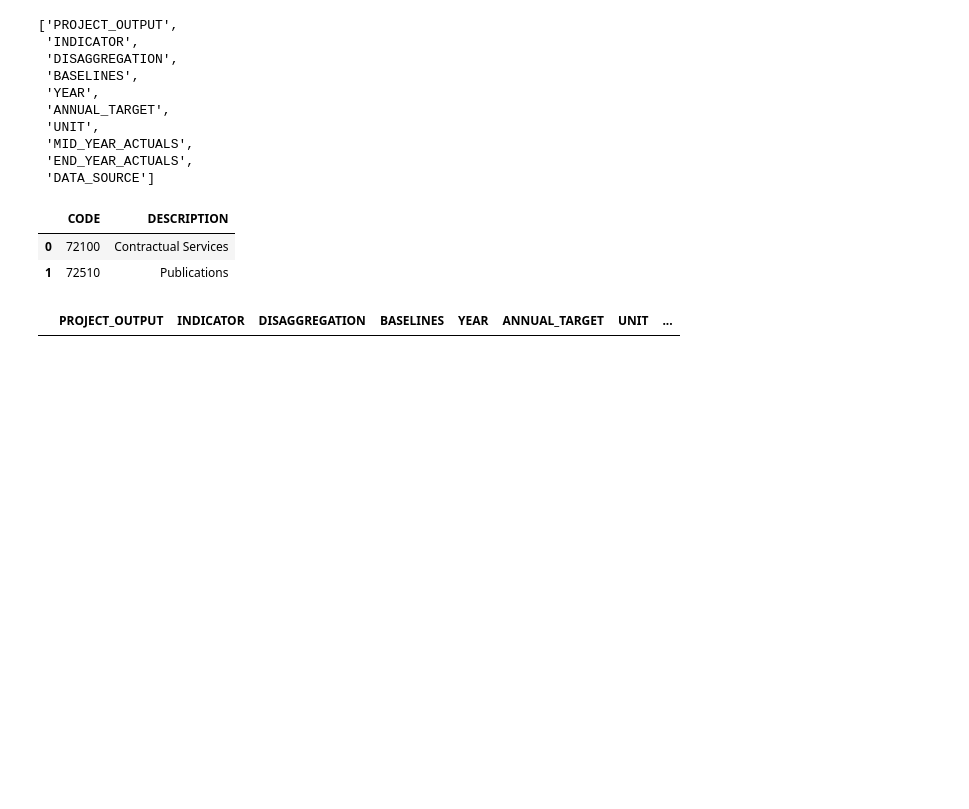
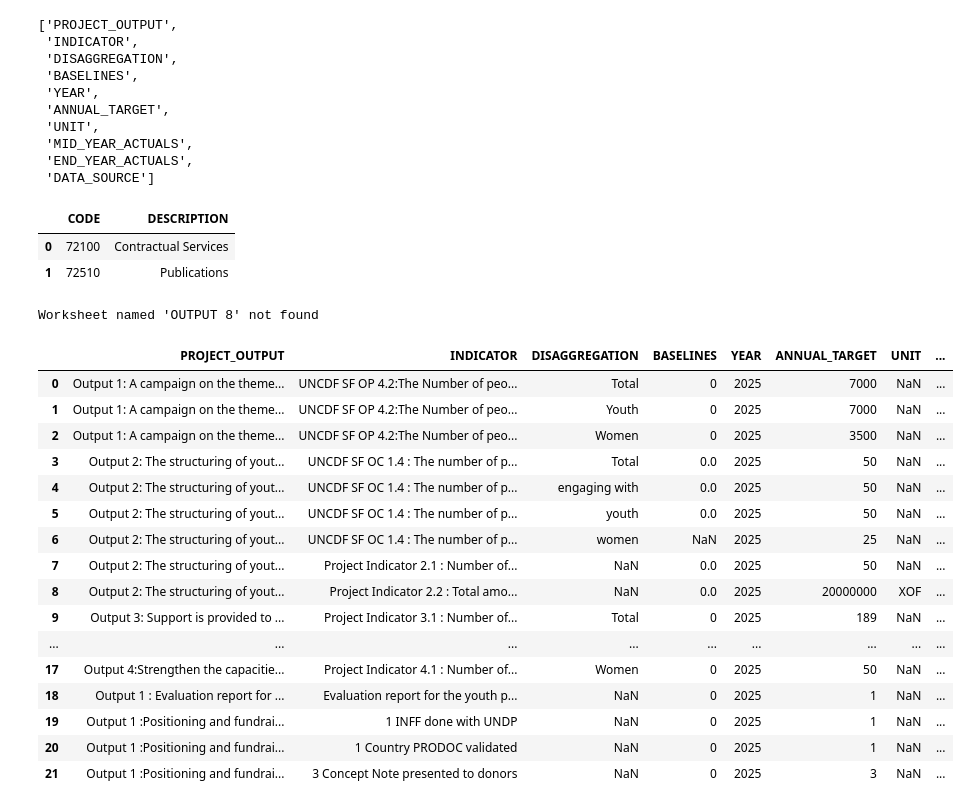
Before and after one commit to Izzywa/AWP, a Jupyter notebook: convert.ipynb, the cells around one changed output. Cells and saved outputs as stored; diff of their text form; code cells hidden in the pictures; blank space fills up the shorter version.

Commit message:
testing loop to add to table for each output and indicator sheet. added printing of error to know what went wrong

```diff
--- a/convert.ipynb
+++ b/convert.ipynb
@@ -187,64 +203,53 @@ budget_code_table
 # %%
 count = 1
-# The tables to be created with each sheets
-budget_code_table = pd.DataFrame(columns=['CODE', 'DESCRIPTION'])
-activity_budget_table = pd.DataFrame(columns=['PLANNED_ACTIVITY', 'BUDGET_CODE'])
-output_table = pd.DataFrame(columns=['PROJECT_ID', 'PROJECT_OUTCOME', 'PROJECT_OUTPUT'])
-indicator_table = pd.DataFrame(columns=[
- 'PROJECT_OUTPUT',
- 'INDICATOR',
- 'DISAGGREGATION',
- 'BASELINES',
- 'YEAR',
- 'ANNUAL_TARGET',
- 'UNIT',
- 'MID_YEAR_ACTUALS',
- 'END_YEAR_ACTUALS',
- 'DATA_SOURCE'])
+# for each output and indicator sheets insert data
+while True:
+    try:
+        act =data.parse(f'OUTPUT {count}', header=2)
+
+        # add to budget code table
 
 
-while True:
-    try:
-        # sort out the project activities
-        act = data.parse(f'OUTPUT {count}', header=2)
-
-        for index, row in act.iterrows():
-            # separate budget codes and activities
-            bud = row['BUDGET_DESCRIPTION']
-
-            if not pd.isnull(bud):
-                for str in bud.split(','):
-                    b = pd.DataFrame({
-                        'CODE': str.split('-')[0].strip().upper(),
-                        'DESCRIPTION': str.split('-')[1].strip().upper()
-                    })
-                    print(b)
-                    budget_code_table = pd.concat([budget_code_table, b], ignore_index=True)
-
-
-        # adding to the project outcome and outputs
+        # adding to the output table
         oc = data.parse(f'OUTPUT {count}').iloc[0:1]
-        oc = oc.dropna(axis=1, how='all')
         oc['PROJECT_ID'] = this_project_id
         oc = oc[output_table.columns.to_list()]
         output_table = pd.concat([output_table, oc], ignore_index=True)
-
-    except ValueError:
+        output_table = output_table.drop_duplicates()
+    except ValueError as e:
+        print(e)
         break
 
     try:
-        # sort out the project indicators
+        # adding to indicator table
         ind = data.parse(f'INDICATOR {count}')
         ind['PROJECT_OUTPUT'] = oc.iloc[0]['PROJECT_OUTPUT']
+        ind = ind[indicator_table.columns.to_list()]
         indicator_table = pd.concat([indicator_table, ind], ignore_index=True)
-        indicator_table.drop_duplicates()
-    except ValueError:
+        indicator_table = indicator_table.drop_duplicates()
+    except ValueError as e:
+        print(e)
         pass
-
-    print(count)
 
     count += 1
 
 indicator_table
 # %% [output]
+Worksheet named 'OUTPUT 8' not found
 |  | PROJECT_OUTPUT | INDICATOR | DISAGGREGATION | BASELINES | YEAR | ANNUAL_TARGET | UNIT | ... |
+| 0 | Output 1: A campaign on the theme... | UNCDF SF OP 4.2:The Number of peo... | Total | 0 | 2025 | 7000 | NaN | ... |
+| 1 | Output 1: A campaign on the theme... | UNCDF SF OP 4.2:The Number of peo... | Youth | 0 | 2025 | 7000 | NaN | ... |
+| 2 | Output 1: A campaign on the theme... | UNCDF SF OP 4.2:The Number of peo... | Women | 0 | 2025 | 3500 | NaN | ... |
+| 3 | Output 2: The structuring of yout... | UNCDF SF OC 1.4 : The number of p... | Total | 0.0 | 2025 | 50 | NaN | ... |
+| 4 | Output 2: The structuring of yout... | UNCDF SF OC 1.4 : The number of p... | engaging with | 0.0 | 2025 | 50 | NaN | ... |
+| 5 | Output 2: The structuring of yout... | UNCDF SF OC 1.4 : The number of p... | youth | 0.0 | 2025 | 50 | NaN | ... |
+| 6 | Output 2: The structuring of yout... | UNCDF SF OC 1.4 : The number of p... | women | NaN | 2025 | 25 | NaN | ... |
+| 7 | Output 2: The structuring of yout... | Project Indicator 2.1 : Number of... | NaN | 0.0 | 2025 | 50 | NaN | ... |
+| 8 | Output 2: The structuring of yout... | Project Indicator 2.2 : Total amo... | NaN | 0.0 | 2025 | 20000000 | XOF | ... |
+| 9 | Output 3: Support is provided to ... | Project Indicator 3.1 : Number of... | Total | 0 | 2025 | 189 | NaN | ... |
+| ... | ... | ... | ... | ... | ... | ... | ... | ... |
+| 17 | Output 4:Strengthen the capacitie... | Project Indicator 4.1 : Number of... | Women | 0 | 2025 | 50 | NaN | ... |
+| 18 | Output 1 : Evaluation report for ... | Evaluation report for the youth p... | NaN | 0 | 2025 | 1 | NaN | ... |
+| 19 | Output 1 :Positioning and fundrai... | 1 INFF done with UNDP | NaN | 0 | 2025 | 1 | NaN | ... |
+| 20 | Output 1 :Positioning and fundrai... | 1 Country PRODOC validated | NaN | 0 | 2025 | 1 | NaN | ... |
+| 21 | Output 1 :Positioning and fundrai... | 3 Concept Note presented to donors | NaN | 0 | 2025 | 3 | NaN | ... |
```
Also changed, not shown: parts of 1 cell of this notebook.
